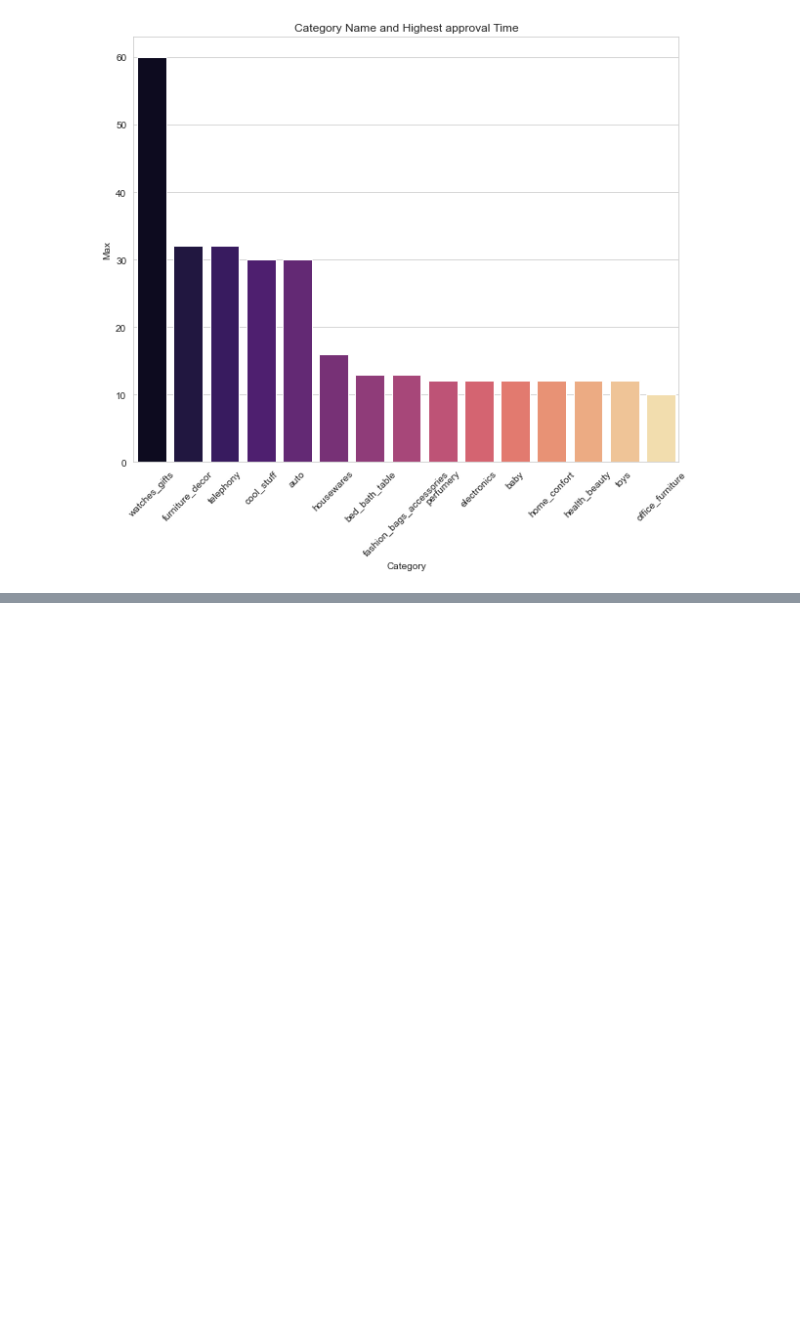
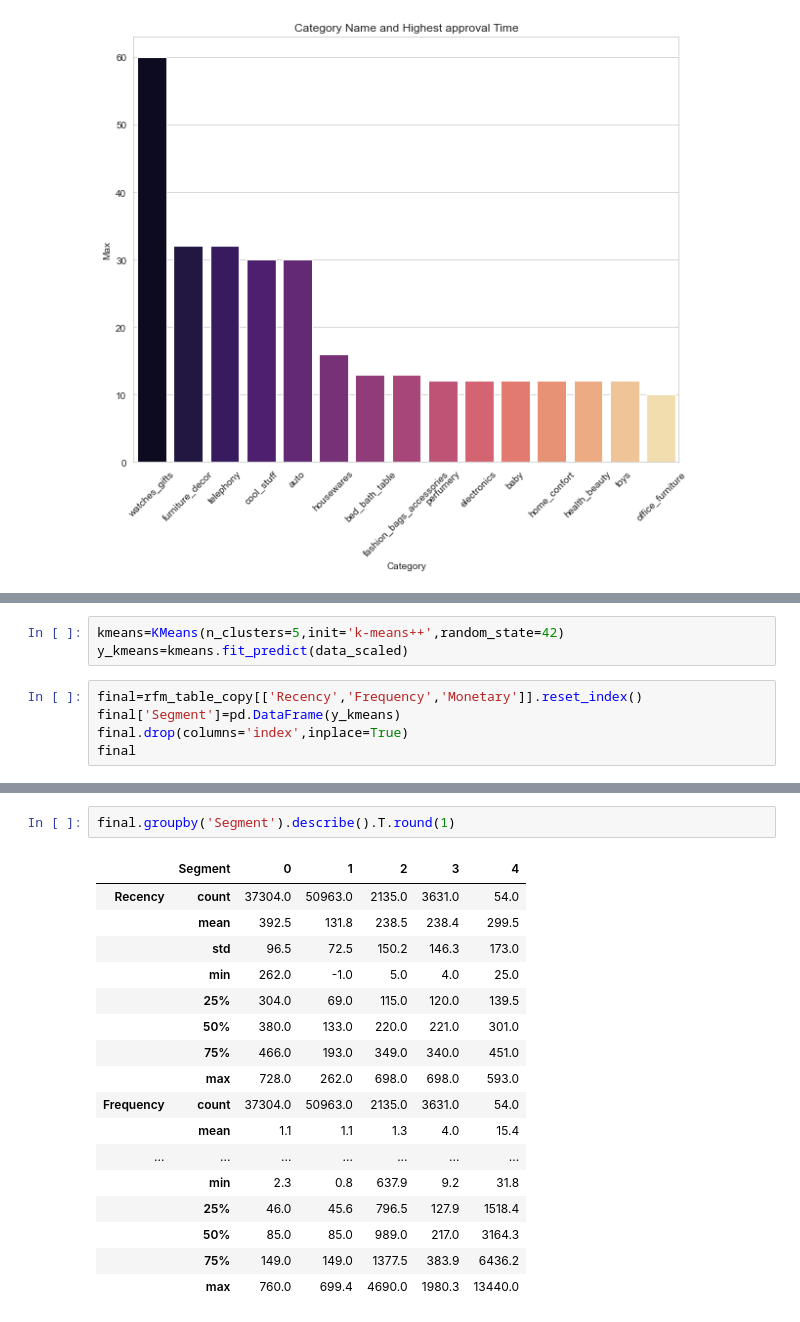
Before and after one commit to HossamahmedA/ZA-e-ecommerce, a Jupyter notebook: Full Analysis Notebook.ipynb, the cells around one changed output, grey strips where cells are left out. Saved outputs shown, nothing was run; the diff lists cells and outputs as text; blank space fills up the shorter version.

```diff
--- a/Full Analysis Notebook.ipynb
+++ b/Full Analysis Notebook.ipynb
@@ -762,0 +1019,8 @@ plt.xticks(rotation=45)
+# %%
+kmeans=KMeans(n_clusters=5,init='k-means++',random_state=42)
+y_kmeans=kmeans.fit_predict(data_scaled)
+# %%
+final=rfm_table_copy[['Recency','Frequency','Monetary']].reset_index()
+final['Segment']=pd.DataFrame(y_kmeans)
+final.drop(columns='index',inplace=True)
+final
@@ -762,0 +1050,20 @@ plt.xticks(rotation=45)
+# %%
+final.groupby('Segment').describe().T.round(1)
+# %% [output]
+|  | Segment | 0 | 1 | 2 | 3 | 4 |
+| Recency | count | 37304.0 | 50963.0 | 2135.0 | 3631.0 | 54.0 |
+|  | mean | 392.5 | 131.8 | 238.5 | 238.4 | 299.5 |
+|  | std | 96.5 | 72.5 | 150.2 | 146.3 | 173.0 |
+|  | min | 262.0 | -1.0 | 5.0 | 4.0 | 25.0 |
+|  | 25% | 304.0 | 69.0 | 115.0 | 120.0 | 139.5 |
+|  | 50% | 380.0 | 133.0 | 220.0 | 221.0 | 301.0 |
+|  | 75% | 466.0 | 193.0 | 349.0 | 340.0 | 451.0 |
+|  | max | 728.0 | 262.0 | 698.0 | 698.0 | 593.0 |
+| Frequency | count | 37304.0 | 50963.0 | 2135.0 | 3631.0 | 54.0 |
+|  | mean | 1.1 | 1.1 | 1.3 | 4.0 | 15.4 |
+| ... | ... | ... | ... | ... | ... | ... |
+|  | min | 2.3 | 0.8 | 637.9 | 9.2 | 31.8 |
+|  | 25% | 46.0 | 45.6 | 796.5 | 127.9 | 1518.4 |
+|  | 50% | 85.0 | 85.0 | 989.0 | 217.0 | 3164.3 |
+|  | 75% | 149.0 | 149.0 | 1377.5 | 383.9 | 6436.2 |
+|  | max | 760.0 | 699.4 | 4690.0 | 1980.3 | 13440.0 |
```
Also changed, not shown: parts of 40 cells of this notebook, 1 other file.
